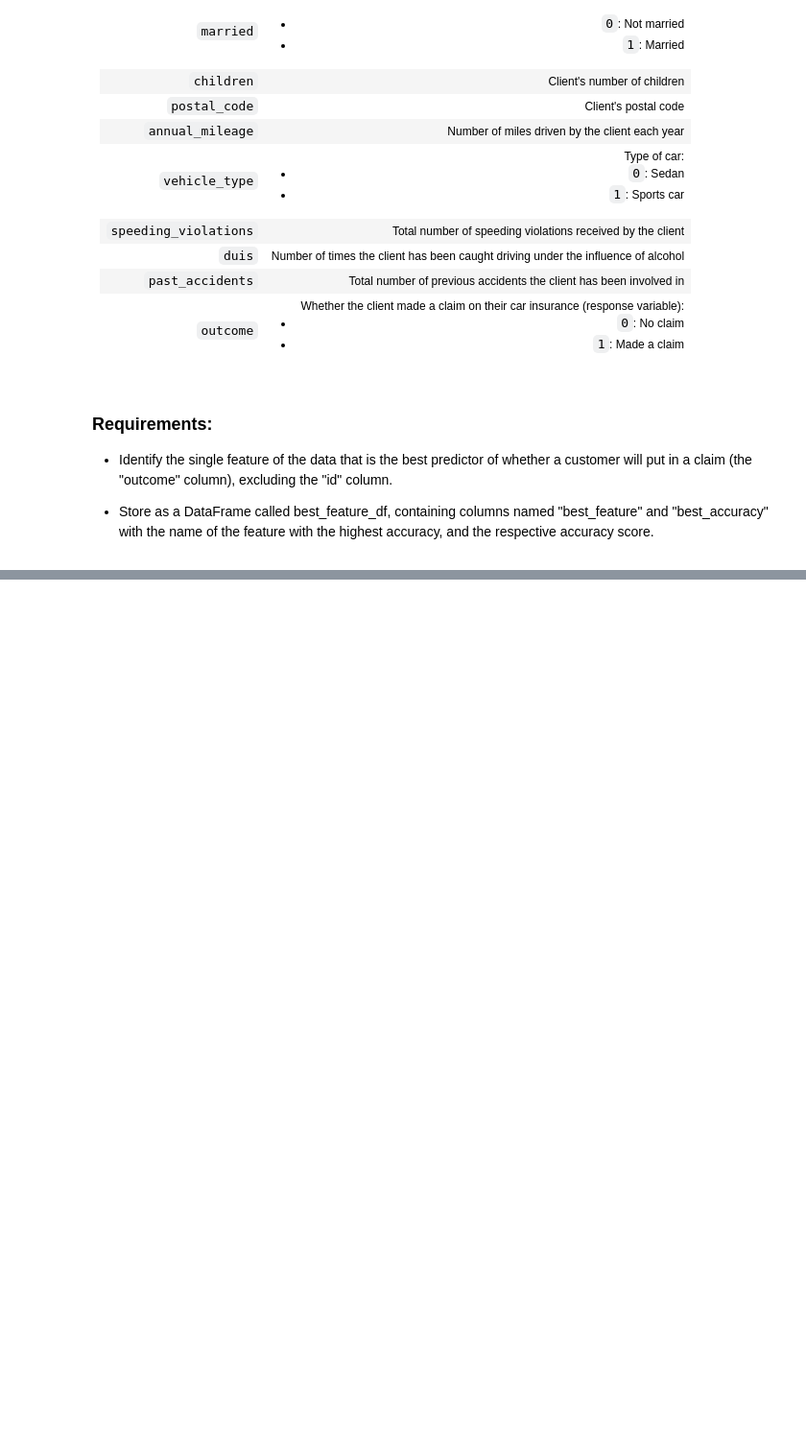
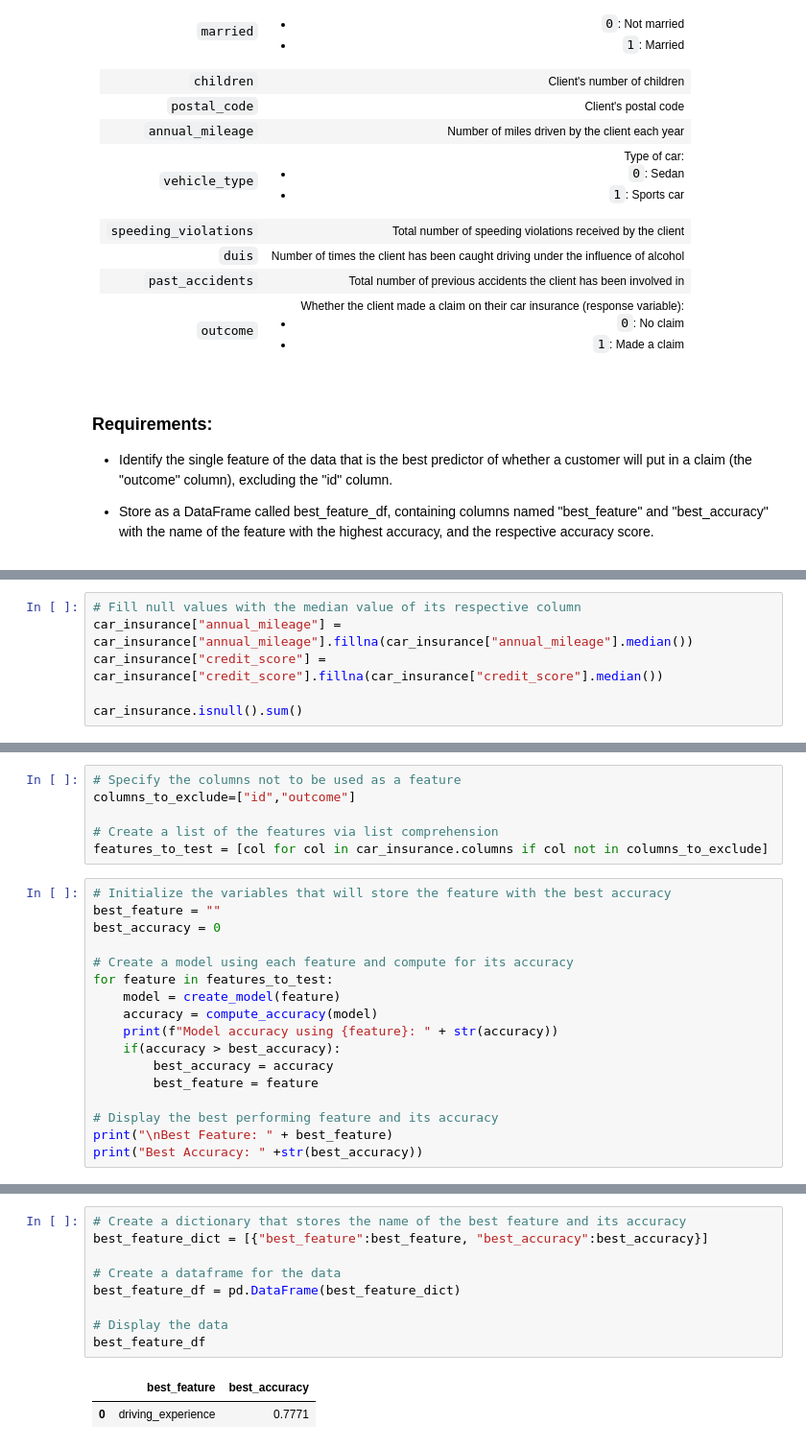
Before and after one commit to kend0t/DataCamp-Projects, a Jupyter notebook: Modeling Car Insurance Claim Outcomes/notebook.ipynb, the cells around one changed output, grey strips where cells are left out. Shown at 96% size. Drawn from its saved outputs; the diff is of its cells as text; blank space fills up the shorter version.

```diff
--- a/Modeling Car Insurance Claim Outcomes/notebook.ipynb
+++ b/Modeling Car Insurance Claim Outcomes/notebook.ipynb
@@ -48,0 +110,6 @@ from statsmodels.formula.api import logit
+# %%
+# Fill null values with the median value of its respective column
+car_insurance["annual_mileage"] = car_insurance["annual_mileage"].fillna(car_insurance["annual_mileage"].median())
+car_insurance["credit_score"] = car_insurance["credit_score"].fillna(car_insurance["credit_score"].median())
+
+car_insurance.isnull().sum()
@@ -48,0 +170,23 @@ from statsmodels.formula.api import logit
+# %%
+# Specify the columns not to be used as a feature
+columns_to_exclude=["id","outcome"]
+
+# Create a list of the features via list comprehension
+features_to_test = [col for col in car_insurance.columns if col not in columns_to_exclude]
+# %%
+# Initialize the variables that will store the feature with the best accuracy
+best_feature = ""
+best_accuracy = 0
+
+# Create a model using each feature and compute for its accuracy
+for feature in features_to_test:
+    model = create_model(feature)
+    accuracy = compute_accuracy(model)
+    print(f"Model accuracy using {feature}: " + str(accuracy))
+    if(accuracy > best_accuracy):
+        best_accuracy = accuracy
+        best_feature = feature
+
+# Display the best performing feature and its accuracy
+print("\nBest Feature: " + best_feature)
+print("Best Accuracy: " +str(best_accuracy))
@@ -48,0 +213,12 @@ from statsmodels.formula.api import logit
+# %%
+# Create a dictionary that stores the name of the best feature and its accuracy
+best_feature_dict = [{"best_feature":best_feature, "best_accuracy":best_accuracy}]
+
+# Create a dataframe for the data
+best_feature_df = pd.DataFrame(best_feature_dict)
+
+# Display the data
+best_feature_df
+# %% [output]
+|  | best_feature | best_accuracy |
+| 0 | driving_experience | 0.7771 |
```
Also changed, not shown: parts of 10 cells of this notebook.
